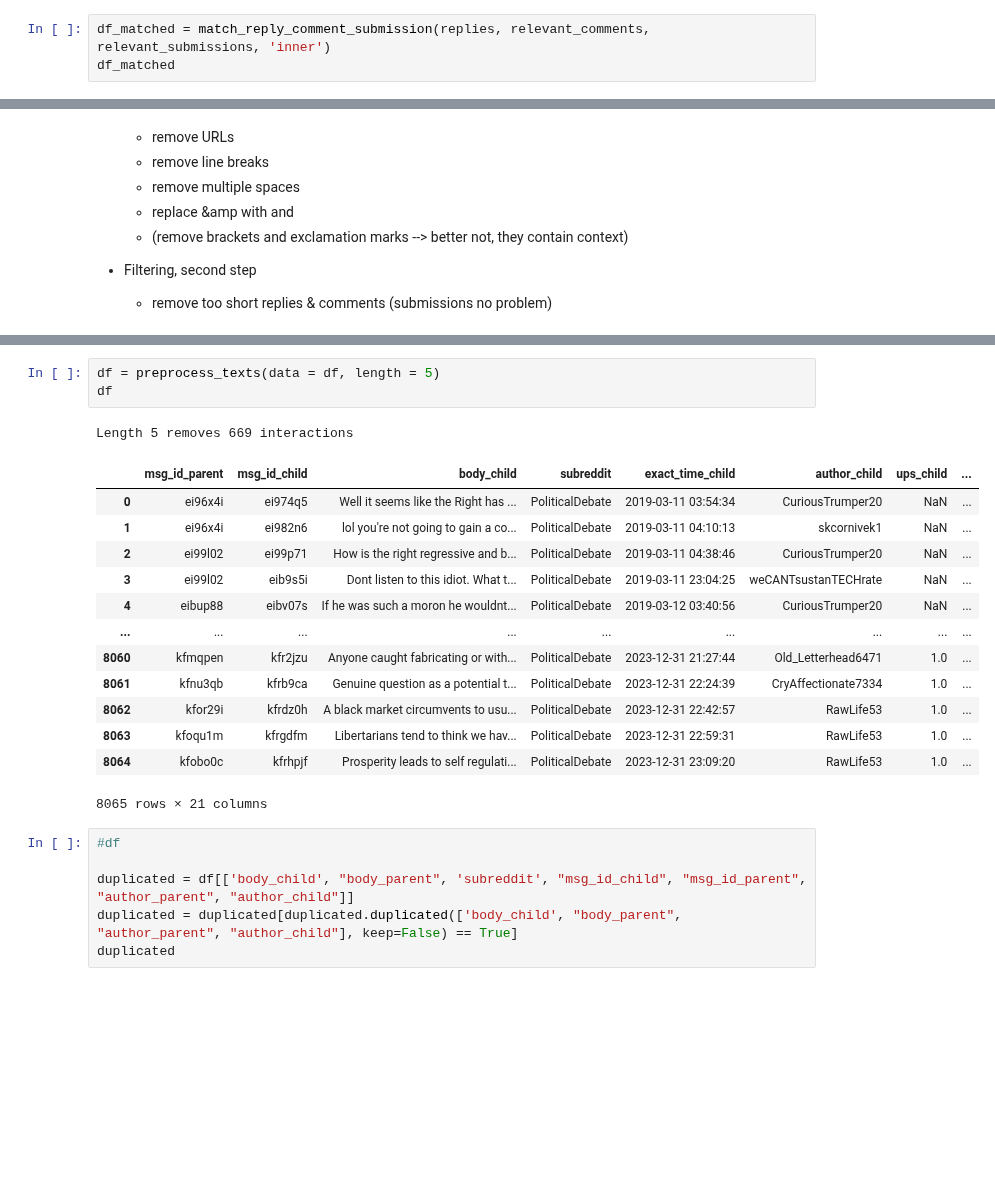
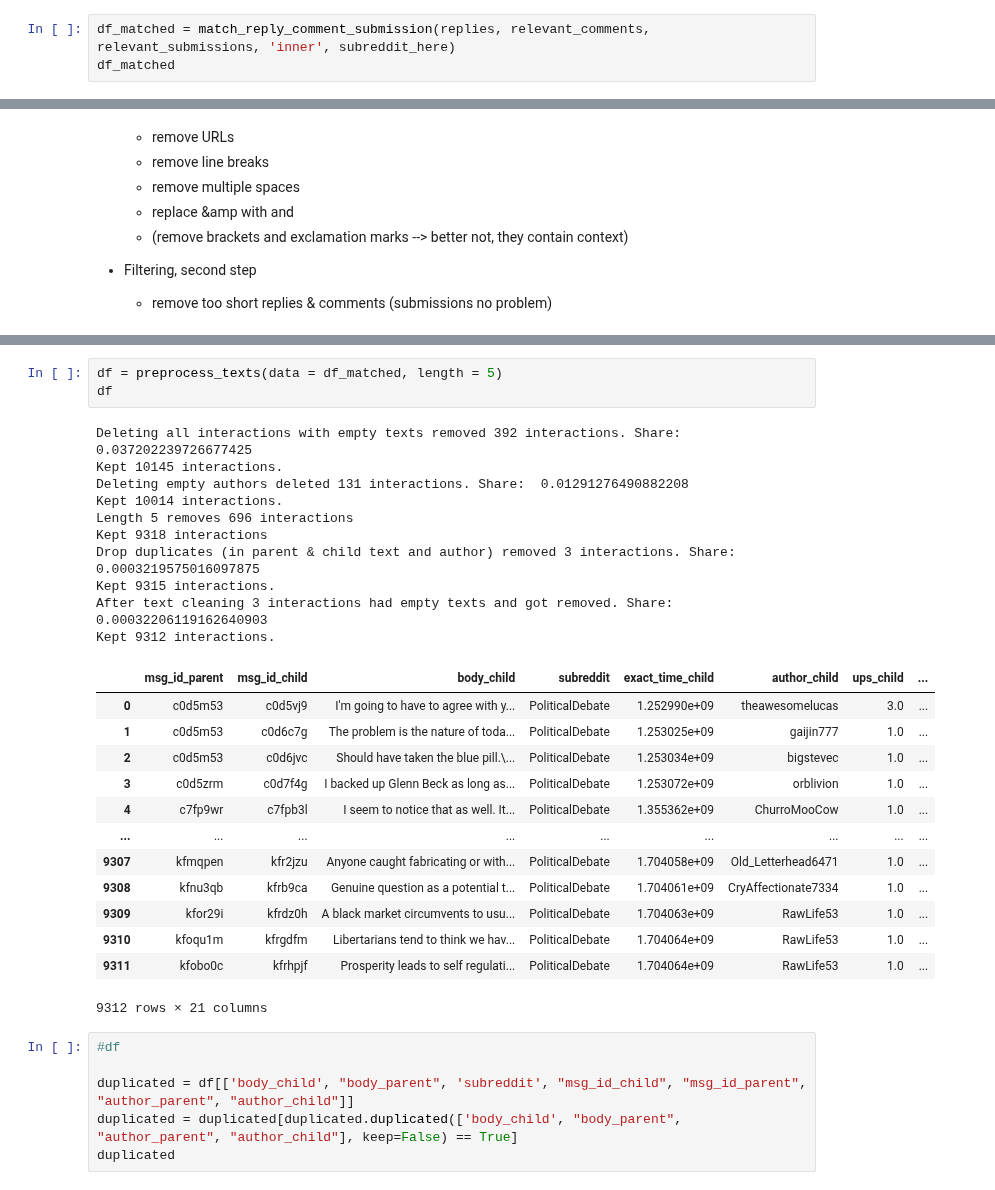
Before and after one commit to elenasolar/MasterThesis_EMI_and_Disagreement, a Jupyter notebook: code/preprocessing/PoliticalDebate/PoliticalDebate_pre_classification.ipynb, the cells around one changed output, grey strips where cells are left out. Cells and saved outputs as stored; diff of their text form; blank space fills up the shorter version.

Commit message:
PoliticalDebate, redo preprocess, report dropouts

```diff
--- a/code/preprocessing/PoliticalDebate/PoliticalDebate_pre_classification.ipynb
+++ b/code/preprocessing/PoliticalDebate/PoliticalDebate_pre_classification.ipynb
@@ -170,4 +227,4 @@ Difference:  2496
 # %%
-df_matched = match_reply_comment_submission(replies, relevant_comments, relevant_submissions, 'inner')
+df_matched = match_reply_comment_submission(replies, relevant_comments, relevant_submissions, 'inner', subreddit_here)
 df_matched
 # %% [output]
@@ -238,23 +291,32 @@ Your comment was removed for being uncivilized, which breaks our rules. We encou
 We've deemed your post was uncivilized so it was removed. We're here to have level headed discourse not useless arguing.\n\nPlease report any and all content that is uncivilized. The standard of our s ...
 Name: count, dtype: int64
 # %%
-df = preprocess_texts(data = df, length = 5)
+df = preprocess_texts(data = df_matched, length = 5)
 df
 # %% [output]
-Length 5 removes 669 interactions
+Deleting all interactions with empty texts removed 392 interactions. Share:  0.037202239726677425
+Kept 10145 interactions.
+Deleting empty authors deleted 131 interactions. Share:  0.01291276490882208
+Kept 10014 interactions.
+Length 5 removes 696 interactions
+Kept 9318 interactions
+Drop duplicates (in parent & child text and author) removed 3 interactions. Share:  0.0003219575016097875
+Kept 9315 interactions.
+After text cleaning 3 interactions had empty texts and got removed. Share:  0.00032206119162640903
+Kept 9312 interactions.
 |  | msg_id_parent | msg_id_child | body_child | subreddit | exact_time_child | author_child | ups_child | ... |
-| 0 | ei96x4i | ei974q5 | Well it seems like the Right has ... | PoliticalDebate | 2019-03-11 03:54:34 | CuriousTrumper20 | NaN | ... |
-| 1 | ei96x4i | ei982n6 | lol you're not going to gain a co... | PoliticalDebate | 2019-03-11 04:10:13 | skcornivek1 | NaN | ... |
-| 2 | ei99l02 | ei99p71 | How is the right regressive and b... | PoliticalDebate | 2019-03-11 04:38:46 | CuriousTrumper20 | NaN | ... |
-| 3 | ei99l02 | eib9s5i | Dont listen to this idiot. What t... | PoliticalDebate | 2019-03-11 23:04:25 | weCANTsustanTECHrate | NaN | ... |
-| 4 | eibup88 | eibv07s | If he was such a moron he wouldnt... | PoliticalDebate | 2019-03-12 03:40:56 | CuriousTrumper20 | NaN | ... |
+| 0 | c0d5m53 | c0d5vj9 | I'm going to have to agree with y... | PoliticalDebate | 1.252990e+09 | theawesomelucas | 3.0 | ... |
+| 1 | c0d5m53 | c0d6c7g | The problem is the nature of toda... | PoliticalDebate | 1.253025e+09 | gaijin777 | 1.0 | ... |
+| 2 | c0d5m53 | c0d6jvc | Should have taken the blue pill.\... | PoliticalDebate | 1.253034e+09 | bigstevec | 1.0 | ... |
+| 3 | c0d5zrm | c0d7f4g | I backed up Glenn Beck as long as... | PoliticalDebate | 1.253072e+09 | orblivion | 1.0 | ... |
+| 4 | c7fp9wr | c7fpb3l | I seem to notice that as well. It... | PoliticalDebate | 1.355362e+09 | ChurroMooCow | 1.0 | ... |
 | ... | ... | ... | ... | ... | ... | ... | ... | ... |
-| 8060 | kfmqpen | kfr2jzu | Anyone caught fabricating or with... | PoliticalDebate | 2023-12-31 21:27:44 | Old_Letterhead6471 | 1.0 | ... |
-| 8061 | kfnu3qb | kfrb9ca | Genuine question as a potential t... | PoliticalDebate | 2023-12-31 22:24:39 | CryAffectionate7334 | 1.0 | ... |
-| 8062 | kfor29i | kfrdz0h | A black market circumvents to usu... | PoliticalDebate | 2023-12-31 22:42:57 | RawLife53 | 1.0 | ... |
-| 8063 | kfoqu1m | kfrgdfm | Libertarians tend to think we hav... | PoliticalDebate | 2023-12-31 22:59:31 | RawLife53 | 1.0 | ... |
-| 8064 | kfobo0c | kfrhpjf | Prosperity leads to self regulati... | PoliticalDebate | 2023-12-31 23:09:20 | RawLife53 | 1.0 | ... |
+| 9307 | kfmqpen | kfr2jzu | Anyone caught fabricating or with... | PoliticalDebate | 1.704058e+09 | Old_Letterhead6471 | 1.0 | ... |
+| 9308 | kfnu3qb | kfrb9ca | Genuine question as a potential t... | PoliticalDebate | 1.704061e+09 | CryAffectionate7334 | 1.0 | ... |
+| 9309 | kfor29i | kfrdz0h | A black market circumvents to usu... | PoliticalDebate | 1.704063e+09 | RawLife53 | 1.0 | ... |
+| 9310 | kfoqu1m | kfrgdfm | Libertarians tend to think we hav... | PoliticalDebate | 1.704064e+09 | RawLife53 | 1.0 | ... |
+| 9311 | kfobo0c | kfrhpjf | Prosperity leads to self regulati... | PoliticalDebate | 1.704064e+09 | RawLife53 | 1.0 | ... |
-8065 rows × 21 columns
+9312 rows × 21 columns
 # %%
 #df
 
```
Also changed, not shown: parts of 23 cells of this notebook, 1 other file.
